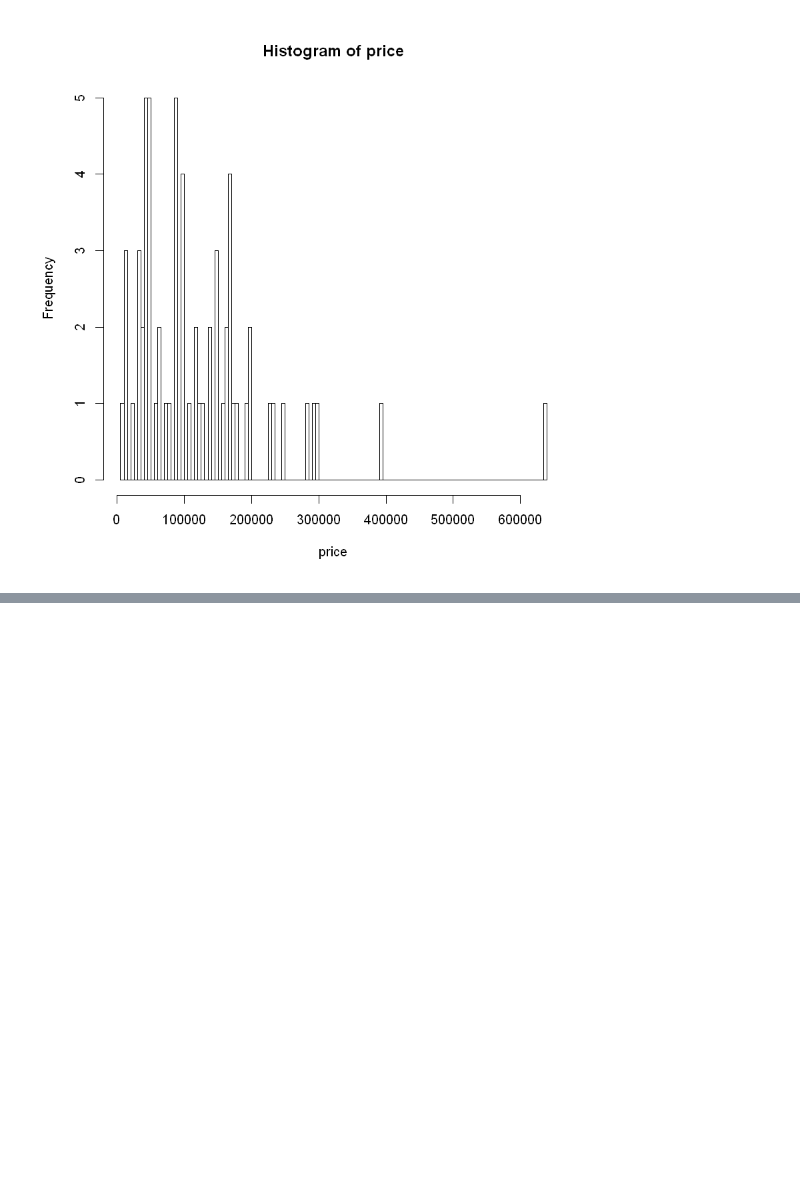
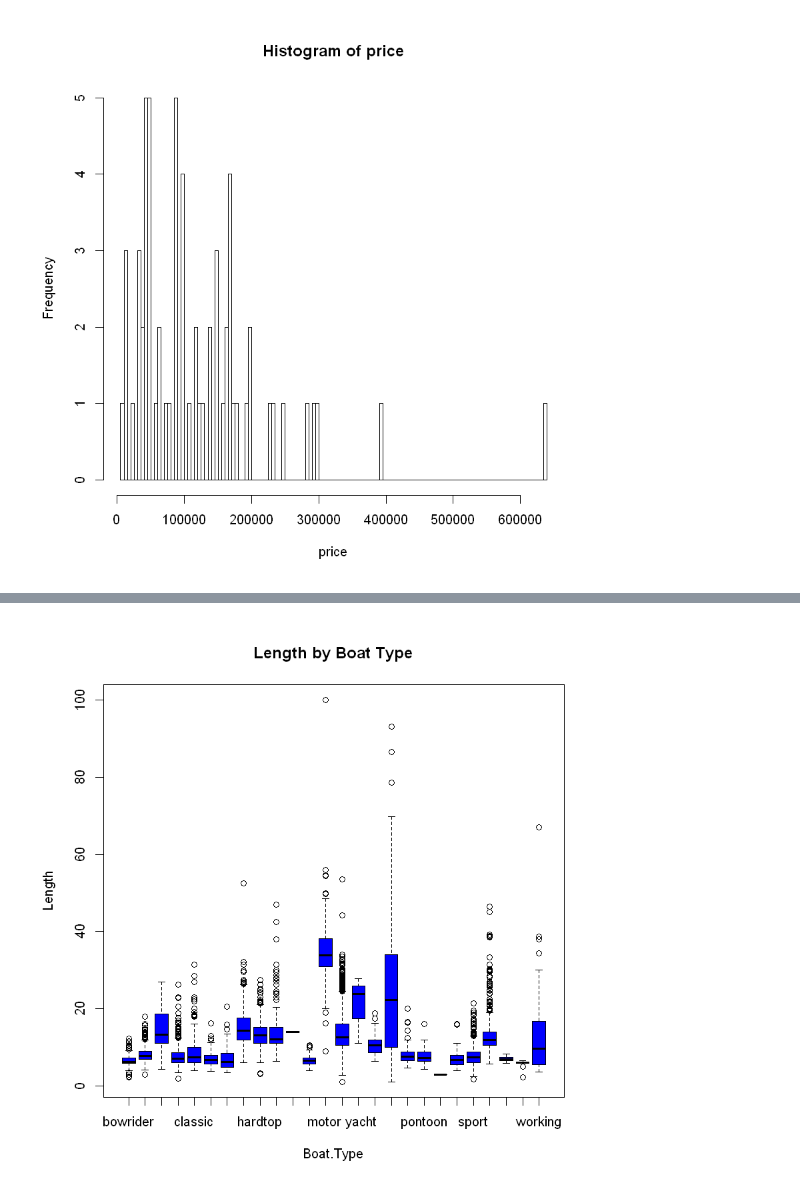
Before and after one commit to The-MCHN/R-Data-Analysis, a Jupyter notebook: Boats.ipynb, the cells around one changed output, grey strips where cells are left out. Saved outputs shown, nothing was run; the diff lists cells and outputs as text; code cells hidden in the pictures; blank space fills up the shorter version.

```diff
--- a/Boats.ipynb
+++ b/Boats.ipynb
@@ -117,0 +112,4 @@ ERROR: Error in plot.window(...): niepoprawna wartość 'xlim'
+# %%
+boxplot(Length ~ Boat.Type, data=boats.df, main="Length by Boat Type", ylab="Length", col="blue")
+# %% [output]
+[figure, added]
```
Also changed, not shown: parts of 8 cells of this notebook.
